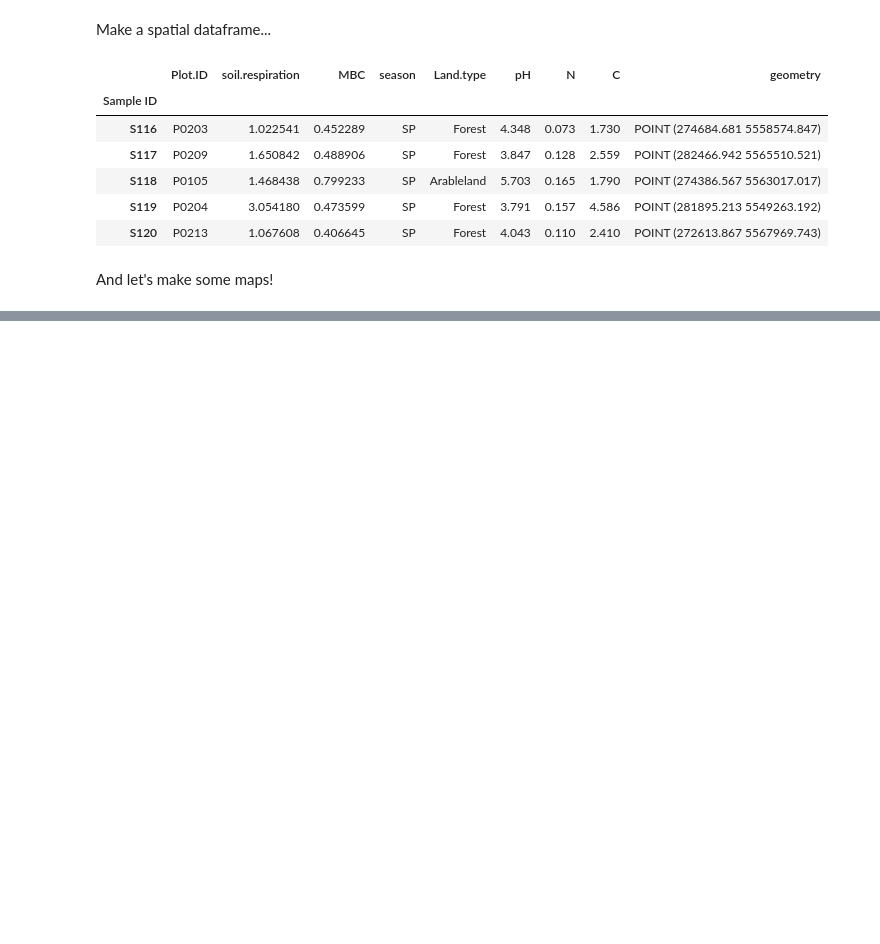
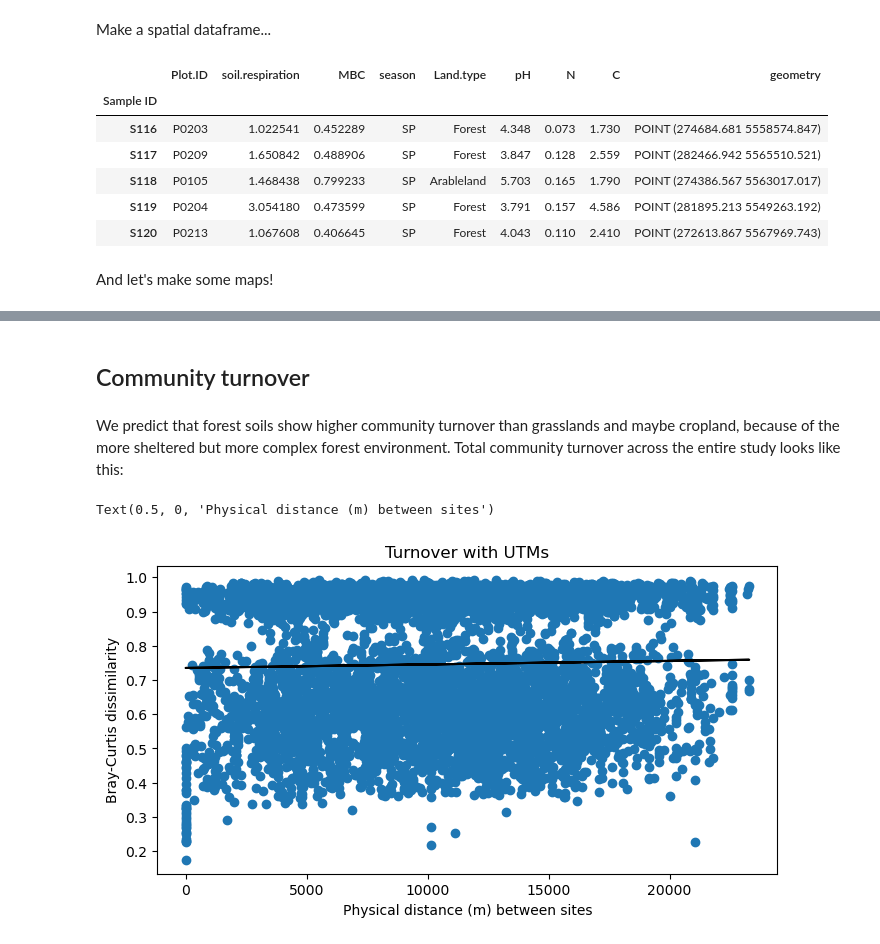
Before and after one commit to danchurch/fichtelgebirgeSoils, a Jupyter notebook: spatialAnalysis/spatialAnalysisSulariData.ipynb, the cells around one changed output, grey strips where cells are left out. Drawn from its saved outputs; the diff is of its cells as text; code cells hidden in the pictures; blank space fills up the shorter version.

```diff
--- a/spatialAnalysis/spatialAnalysisSulariData.ipynb
+++ b/spatialAnalysis/spatialAnalysisSulariData.ipynb
@@ -126,0 +134,20 @@ ax.legend(handles=[grassPatch, forestPatch, farmPatch],
+# %% [markdown]
+## Community turnover
+# %% [markdown]
+We predict that forest soils show higher community turnover than grasslands and maybe cropland, because of the more sheltered but more complex forest environment. Total community turnover across the entire study looks like this:
+# %%
+## utms
+plt.rcParams['figure.figsize'] = [8, 4]
+aa = pd.DataFrame({'xx':sulariPlot_utm.geometry.x, 'yy':sulariPlot_utm.geometry.y})
+physDist = sp.distance.pdist(aa, metric='euclidean')
+bcDist = sp.distance.pdist(comData, metric='brayCurtis')
+fig, ax = plt.subplots()
+ax.scatter(physDist, bcDist)
+X, Y = physDist.reshape(-1,1), bcDist.reshape(-1,1)
+ax.plot( X, LinearRegression().fit(X, Y).predict(X), c='k')
+ax.set_title(label="Turnover with UTMs", loc='center')
+ax.set_ylabel("Bray-Curtis dissimilarity")
+ax.set_xlabel("Physical distance (m) between sites")
+# %% [output]
+Text(0.5, 0, 'Physical distance (m) between sites')
+[figure, added]
```
Also changed, not shown: parts of 8 cells of this notebook, 1 other file.
